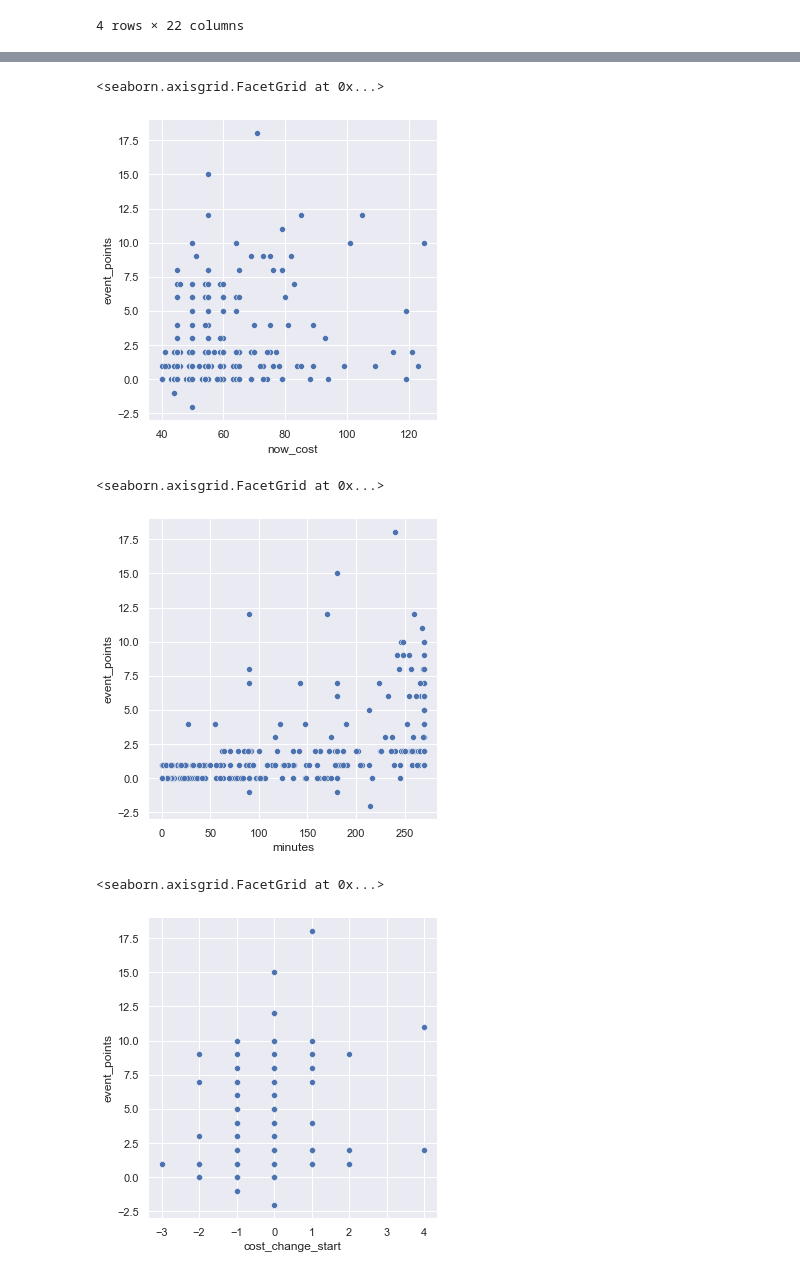
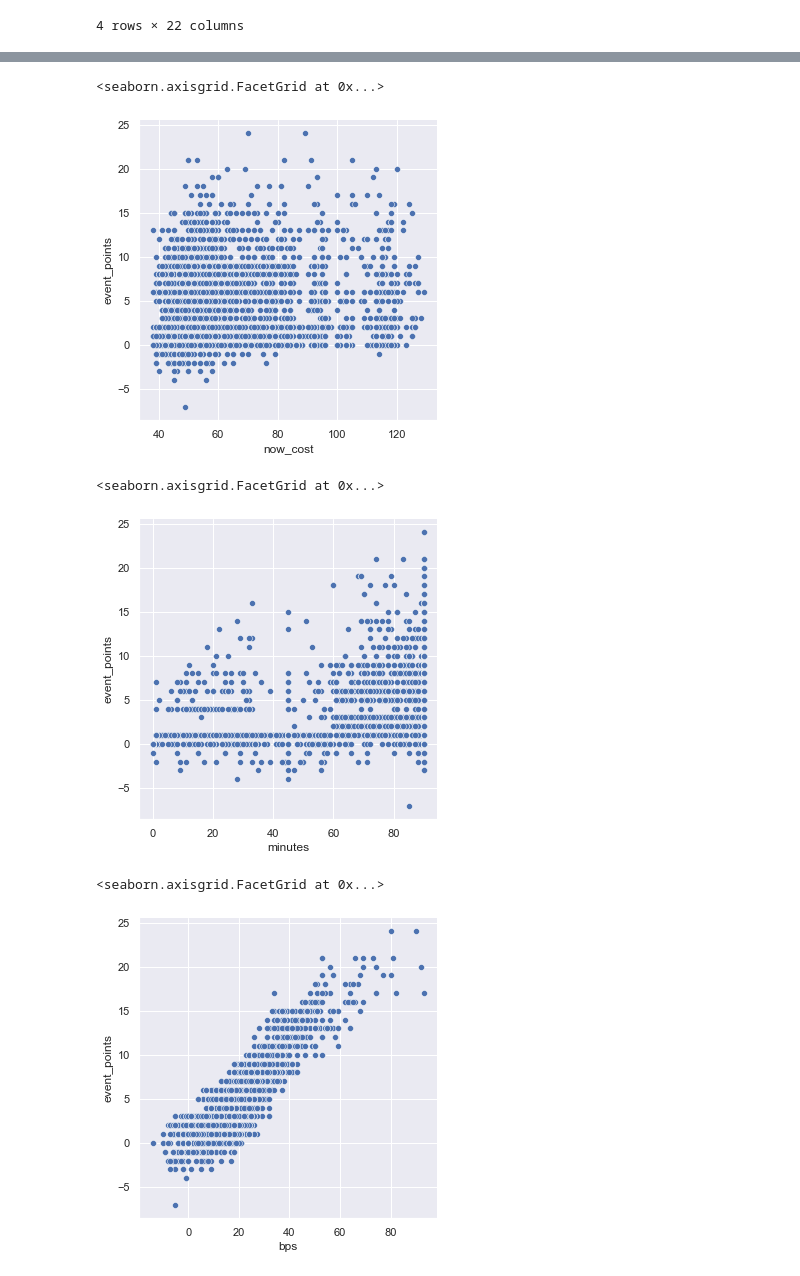
Before and after one commit to magnustorvund/fantasyAI, a Jupyter notebook: notebooks/data_exploration.ipynb, the cells around one changed output, grey strips where cells are left out. Saved outputs shown, nothing was run; the diff lists cells and outputs as text; code cells hidden in the pictures.

```diff
--- a/notebooks/data_exploration.ipynb
+++ b/notebooks/data_exploration.ipynb
@@ -44,0 +24,2 @@ player_df[["id", "web_name"]]
+# %%
+player_df = create_data_for_exploration(season="2020-21")
@@ -76,7 +78,7 @@ sns.relplot(
 )
 # %% [output]
 <seaborn.axisgrid.FacetGrid at 0x...>
-[figure, old version]
+[figure, new version]
 # %%
 var = 'minutes'
 sns.relplot(
@@ -85,16 +87,16 @@ sns.relplot(
 )
 # %% [output]
 <seaborn.axisgrid.FacetGrid at 0x...>
-[figure, old version]
+[figure, new version]
 # %%
-var = 'cost_change_start'
+var = 'bps'
 sns.relplot(
     data=player_df,
     x=var, y="event_points"
 )
 # %% [output]
 <seaborn.axisgrid.FacetGrid at 0x...>
-[figure, old version]
+[figure, new version]
 # %%
 var = 'ict_index'
 sns.relplot(
```
Also changed, not shown: parts of 38 cells of this notebook, 2 other files.
